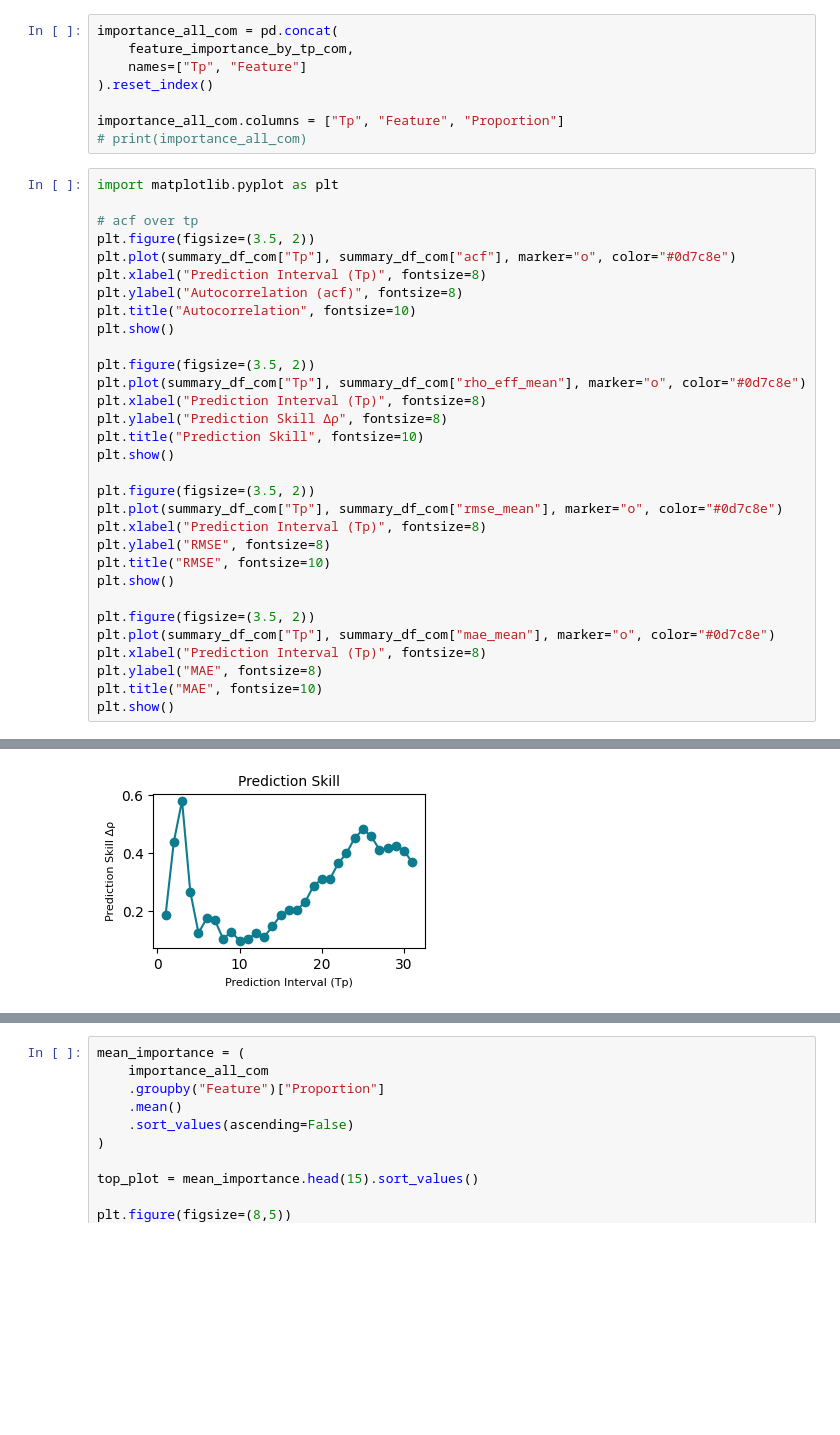
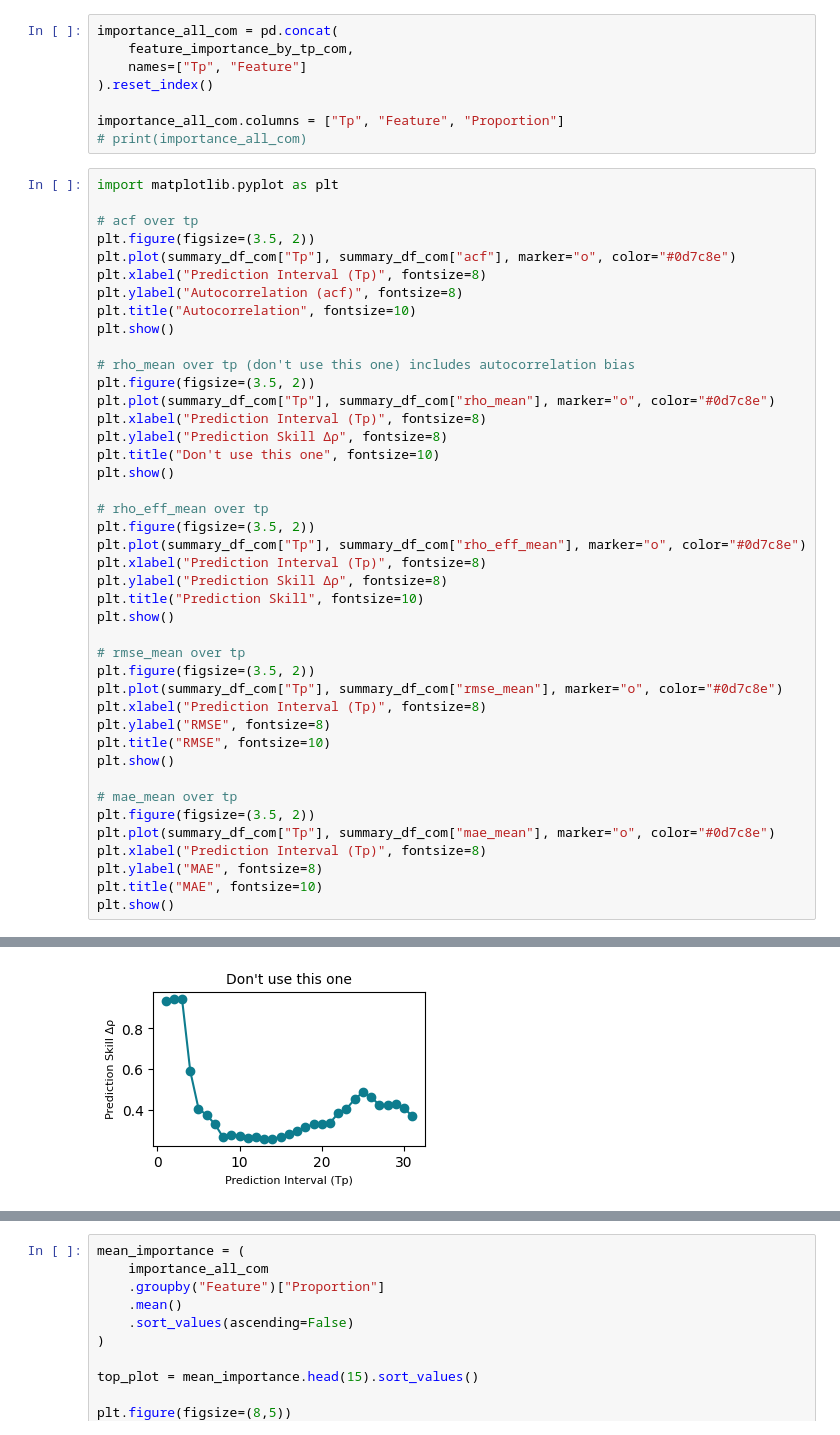
Before and after one commit to lemoncastle/hires-algal-bloom-prediction, a Jupyter notebook: models/mve.ipynb, the cells around one changed output, grey strips where cells are left out. Saved outputs shown, nothing was run; the diff lists cells and outputs as text; blank space fills up the shorter version.

```diff
--- a/models/mve.ipynb
+++ b/models/mve.ipynb
@@ -300,31 +300,42 @@ import matplotlib.pyplot as plt
 # acf over tp
 plt.figure(figsize=(3.5, 2))
 plt.plot(summary_df_com["Tp"], summary_df_com["acf"], marker="o", color="#0d7c8e")
 plt.xlabel("Prediction Interval (Tp)", fontsize=8)
 plt.ylabel("Autocorrelation (acf)", fontsize=8)
 plt.title("Autocorrelation", fontsize=10)
 plt.show()
 
+# rho_mean over tp (don't use this one) includes autocorrelation bias
+plt.figure(figsize=(3.5, 2))
+plt.plot(summary_df_com["Tp"], summary_df_com["rho_mean"], marker="o", color="#0d7c8e")
+plt.xlabel("Prediction Interval (Tp)", fontsize=8)
+plt.ylabel("Prediction Skill Δρ", fontsize=8)
+plt.title("Don't use this one", fontsize=10)
+plt.show()
+
+# rho_eff_mean over tp
 plt.figure(figsize=(3.5, 2))
 plt.plot(summary_df_com["Tp"], summary_df_com["rho_eff_mean"], marker="o", color="#0d7c8e")
 plt.xlabel("Prediction Interval (Tp)", fontsize=8)
 plt.ylabel("Prediction Skill Δρ", fontsize=8)
 plt.title("Prediction Skill", fontsize=10)
 plt.show()
 
+# rmse_mean over tp
 plt.figure(figsize=(3.5, 2))
 plt.plot(summary_df_com["Tp"], summary_df_com["rmse_mean"], marker="o", color="#0d7c8e")
 plt.xlabel("Prediction Interval (Tp)", fontsize=8)
 plt.ylabel("RMSE", fontsize=8)
 plt.title("RMSE", fontsize=10)
 plt.show()
 
+# mae_mean over tp
 plt.figure(figsize=(3.5, 2))
 plt.plot(summary_df_com["Tp"], summary_df_com["mae_mean"], marker="o", color="#0d7c8e")
 plt.xlabel("Prediction Interval (Tp)", fontsize=8)
 plt.ylabel("MAE", fontsize=8)
 plt.title("MAE", fontsize=10)
 plt.show()
 # %% [output]
 [figure]
-[figure, old version]
+[figure, new version]
```
Also changed, not shown: parts of 1 cell of this notebook.
